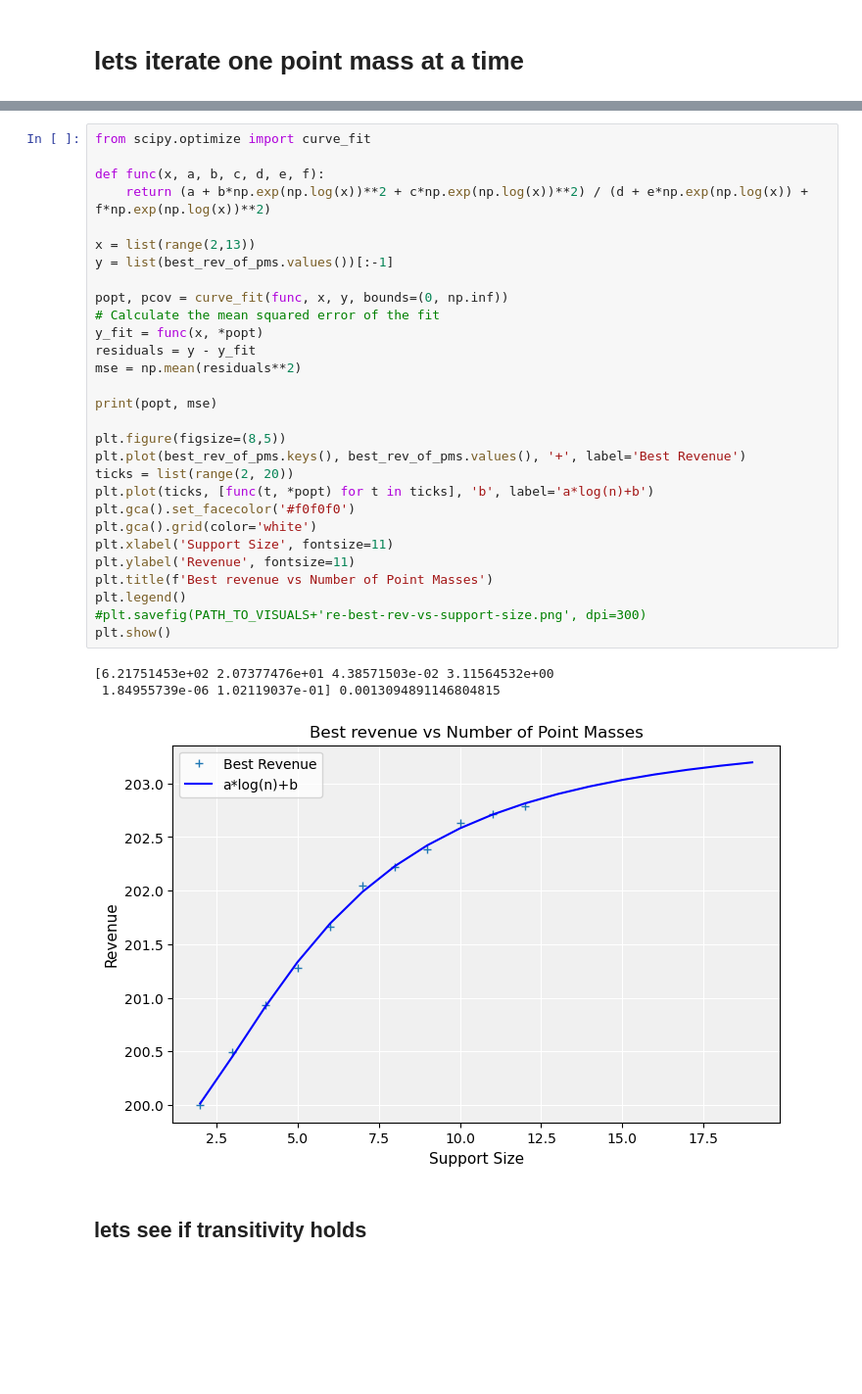
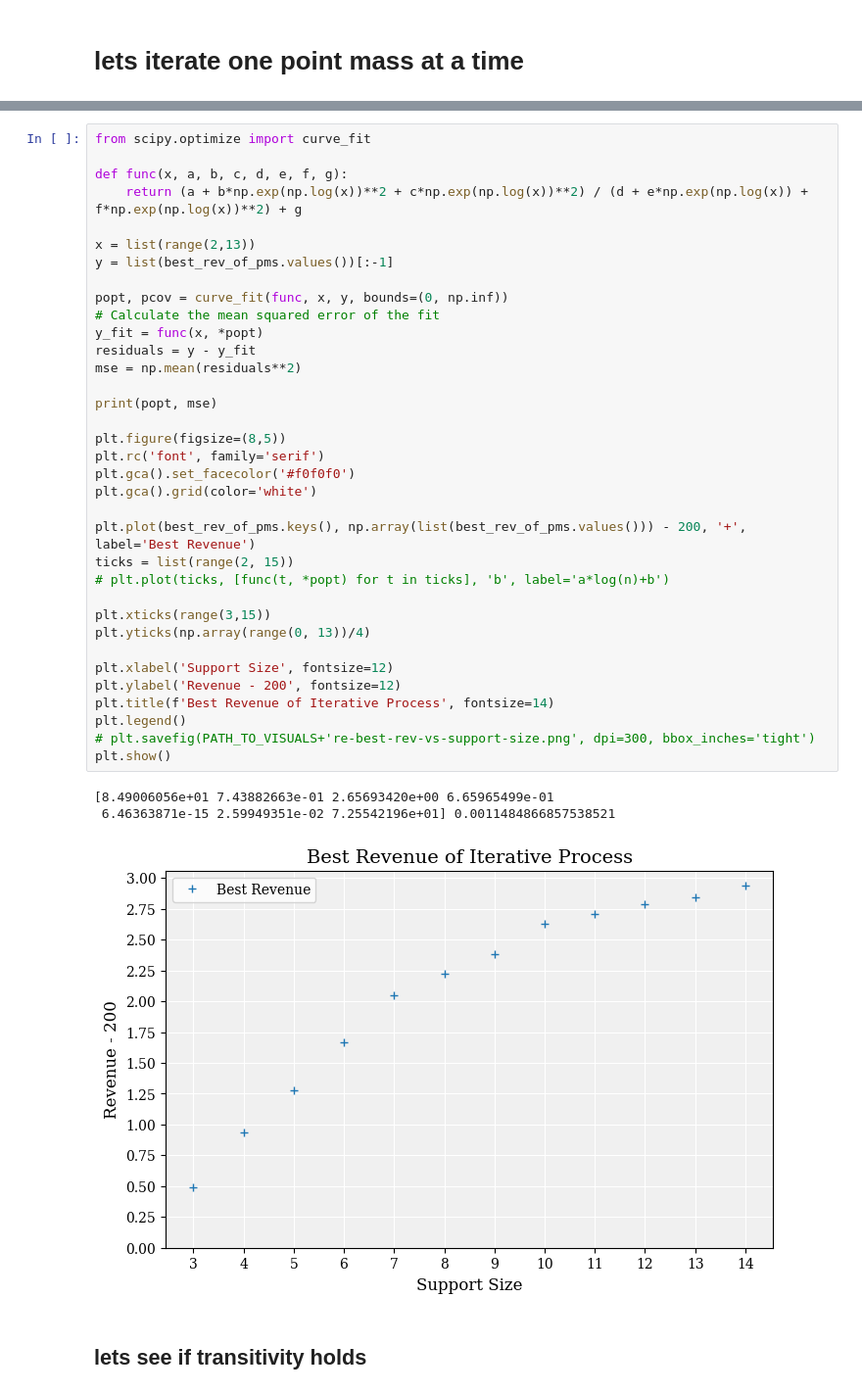
Before and after one commit to antonstengel/cara, a Jupyter notebook: analysis/notebooks/era-discretization-results.ipynb, the cells around one changed output, grey strips where cells are left out. Shown at 98% size. Cells and saved outputs as stored; diff of their text form; blank space fills up the shorter version.

```diff
--- a/analysis/notebooks/era-discretization-results.ipynb
+++ b/analysis/notebooks/era-discretization-results.ipynb
@@ -134,36 +127,42 @@ df[df.support_size == 12].sort_values(by='rev_100', ascending=False).head(10)
 # %%
 from scipy.optimize import curve_fit
 
-def func(x, a, b, c, d, e, f):
-    return (a + b*np.exp(np.log(x))**2 + c*np.exp(np.log(x))**2) / (d + e*np.exp(np.log(x)) + f*np.exp(np.log(x))**2)
+def func(x, a, b, c, d, e, f, g):
+    return (a + b*np.exp(np.log(x))**2 + c*np.exp(np.log(x))**2) / (d + e*np.exp(np.log(x)) + f*np.exp(np.log(x))**2) + g
 
 x = list(range(2,13))
 y = list(best_rev_of_pms.values())[:-1]
 
 popt, pcov = curve_fit(func, x, y, bounds=(0, np.inf))
 # Calculate the mean squared error of the fit
 y_fit = func(x, *popt)
 residuals = y - y_fit
 mse = np.mean(residuals**2)
 
 print(popt, mse)
 
 plt.figure(figsize=(8,5))
-plt.plot(best_rev_of_pms.keys(), best_rev_of_pms.values(), '+', label='Best Revenue')
-ticks = list(range(2, 20))
-plt.plot(ticks, [func(t, *popt) for t in ticks], 'b', label='a*log(n)+b')
+plt.rc('font', family='serif')
 plt.gca().set_facecolor('#f0f0f0')
 plt.gca().grid(color='white')
-plt.xlabel('Support Size', fontsize=11)
-plt.ylabel('Revenue', fontsize=11)
-plt.title(f'Best revenue vs Number of Point Masses')
+
+plt.plot(best_rev_of_pms.keys(), np.array(list(best_rev_of_pms.values())) - 200, '+', label='Best Revenue')
+ticks = list(range(2, 15))
+# plt.plot(ticks, [func(t, *popt) for t in ticks], 'b', label='a*log(n)+b')
+
+plt.xticks(range(3,15))
+plt.yticks(np.array(range(0, 13))/4)
+
+plt.xlabel('Support Size', fontsize=12)
+plt.ylabel('Revenue - 200', fontsize=12)
+plt.title(f'Best Revenue of Iterative Process', fontsize=14)
 plt.legend()
-#plt.savefig(PATH_TO_VISUALS+'re-best-rev-vs-support-size.png', dpi=300)
+# plt.savefig(PATH_TO_VISUALS+'re-best-rev-vs-support-size.png', dpi=300, bbox_inches='tight')
 plt.show()
 # %% [output]
-[6.21751453e+02 2.07377476e+01 4.38571503e-02 3.11564532e+00
- 1.84955739e-06 1.02119037e-01] 0.0013094891146804815
+[8.49006056e+01 7.43882663e-01 2.65693420e+00 6.65965499e-01
+ 6.46363871e-15 2.59949351e-02 7.25542196e+01] 0.0011484866857538521
-[figure, old version]
+[figure, new version]
 # %% [markdown]
 ## lets see if transitivity holds
 # %%
```
Also changed, not shown: parts of 29 cells of this notebook, 50 other files.
